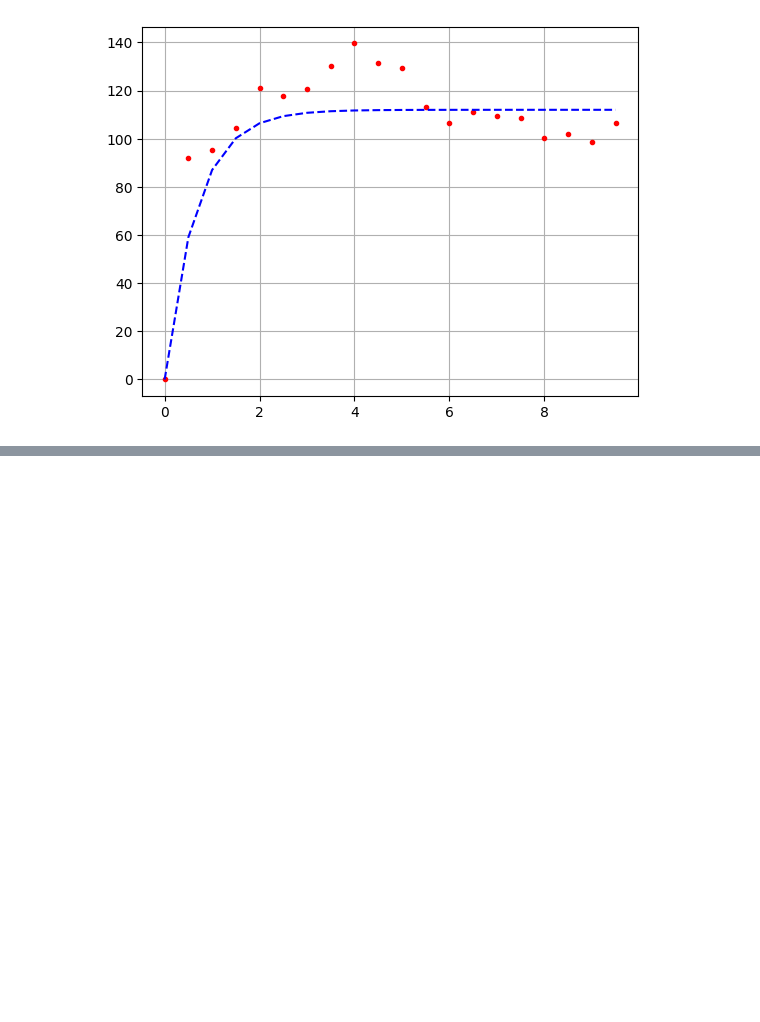
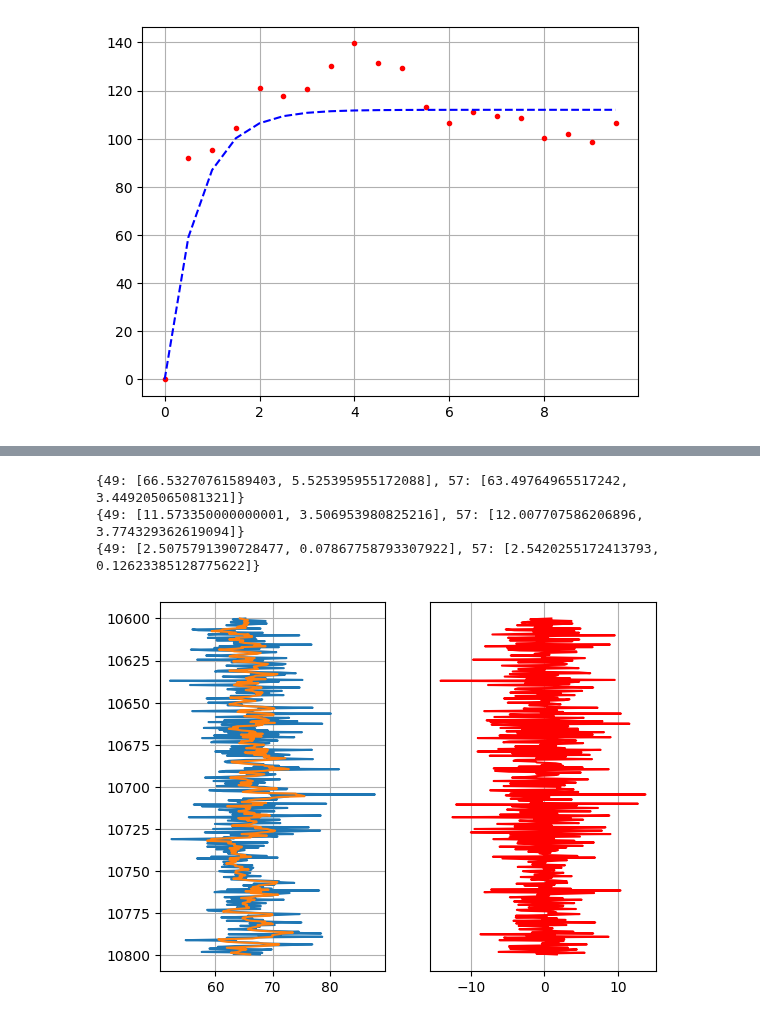
Before and after one commit to giecaruff/stoneforge, a Jupyter notebook: examples/pseudo_wells.ipynb, the cells around one changed output, grey strips where cells are left out. Drawn from its saved outputs; the diff is of its cells as text; code cells hidden in the pictures; blank space fills up the shorter version.

```diff
--- a/examples/pseudo_wells.ipynb
+++ b/examples/pseudo_wells.ipynb
@@ -173,0 +201,45 @@ plt.grid()
+# %%
+DT = np.array(LEDGE_SANDSTONE['DT'])
+NPHI = np.array(LEDGE_SANDSTONE['NPHI'])
+RHOB = np.array(LEDGE_SANDSTONE['RHOB'])
+
+# Depth log
+depth = np.arange(10600,10800,np.array(LEDGE_SANDSTONE["DEPT"])[1] - np.array(LEDGE_SANDSTONE["DEPT"])[0])
+
+# Calculate mean and standard deviation for each lithology considering the GR curve
+stats_dt = pseudo_tools.log_statstics(np.array(LEDGE_SANDSTONE["DT"]),np.array(LEDGE_SANDSTONE["lito"]))
+stats_nphi = pseudo_tools.log_statstics(np.array(LEDGE_SANDSTONE["NPHI"]),np.array(LEDGE_SANDSTONE["lito"]))
+stats_rhob = pseudo_tools.log_statstics(np.array(LEDGE_SANDSTONE["RHOB"]),np.array(LEDGE_SANDSTONE["lito"]))
+
+print(stats_dt)
+print(stats_nphi)
+print(stats_rhob)
+# %% [output]
+{49: [66.53270761589403, 5.525395955172088], 57: [63.49764965517242, 3.449205065081321]}
+{49: [11.573350000000001, 3.506953980825216], 57: [12.007707586206896, 3.774329362619094]}
+{49: [2.5075791390728477, 0.07867758793307922], 57: [2.5420255172413793, 0.12623385128775622]}
+# %%
+# Gaussian Monte Carlo logs
+S_DT = pseudo_tools.synthetic_log(stats_dt, lithology = lito_s, seed=42)
+S_NPHI = pseudo_tools.synthetic_log(stats_nphi, lithology = lito_s, seed=42)
+S_RHOB = pseudo_tools.synthetic_log(stats_rhob, lithology = lito_s, seed=42)
+
+# Smooth values
+DT_smooth = pseudo_tools.moving_average(S_DT, step = 5)
+
+# Taking the difference between the synthetic well log and the smooth trend values
+dif_DT = S_DT - DT_smooth
+
+plt.subplot(1,2,1)
+plt.gca().invert_yaxis()
+plt.plot(S_DT,depth)
+plt.plot(DT_smooth,depth)
+plt.grid()
+
+plt.subplot(1,2,2)
+plt.gca().invert_yaxis()
+plt.plot(dif_DT,depth,'r')
+plt.yticks([])
+plt.grid()
+# %% [output]
+[figure, added]
```
Also changed, not shown: parts of 14 cells of this notebook, 1 other file.
